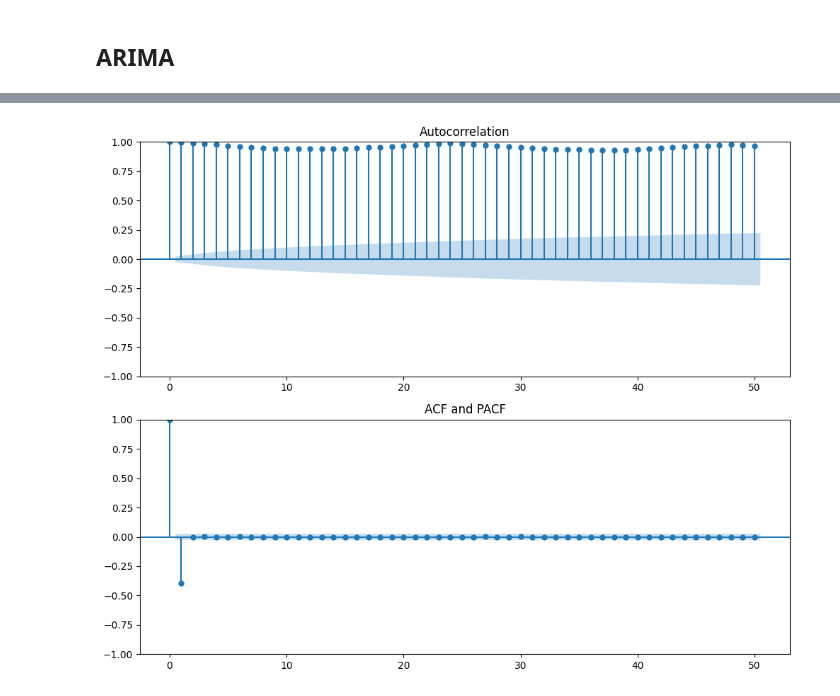
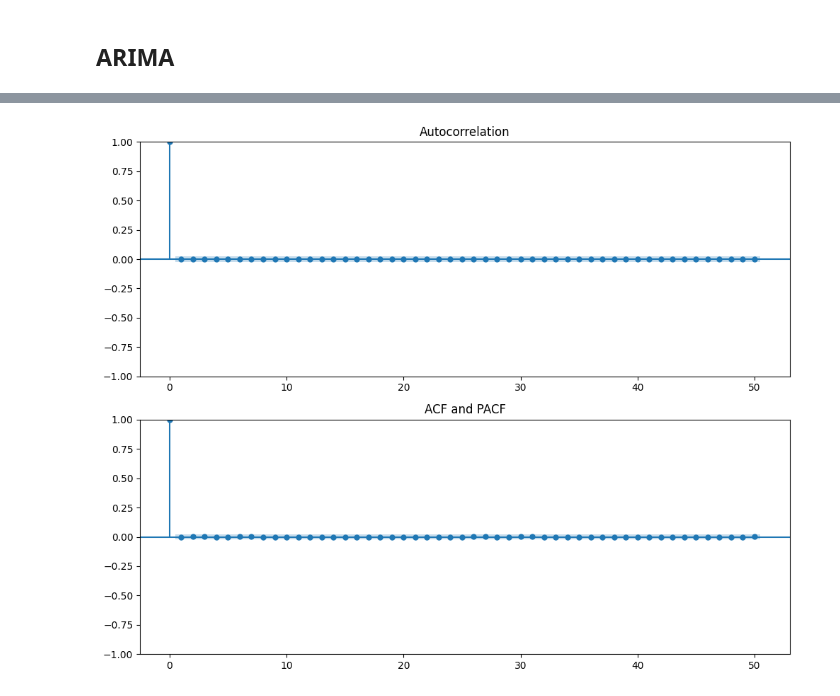
Before and after one commit to adrianlopezlanchares/Space-Conditioning-Electrification, a Jupyter notebook: consumption/data_transforms/setpoint_model.ipynb, the cells around one changed output, grey strips where cells are left out. Cells and saved outputs as stored; diff of their text form; code cells hidden in the pictures.

```diff
--- a/consumption/data_transforms/setpoint_model.ipynb
+++ b/consumption/data_transforms/setpoint_model.ipynb
@@ -88,12 +102,34 @@ plt.show()
+# %%
+col_to_use = get_cols(resstock, 1000)
+consumption_timeseries = building_data[["timestamp", col_to_use]]
+
+# Resample to hourly data
+consumption_timeseries["timestamp"] = pd.to_datetime(consumption_timeseries["timestamp"])
+consumption_timeseries.set_index("timestamp", inplace=True)
+consumption_timeseries = consumption_timeseries.resample("H").mean()
+consumption_timeseries = consumption_timeseries[col_to_use]
+
+consumption_timeseries = consumption_timeseries[:-24]
+
+# Turn into dataframe
+consumption_timeseries = pd.DataFrame(consumption_timeseries)
+consumption_timeseries.rename(columns={col_to_use: "consumption"}, inplace=True)
+# %%
+exog_variables = pd.merge(
+    consumption_timeseries,
+    weather_data,
+    left_index=True,
+    right_index=True,
+)
 # %% [markdown]
 # Timeseries prediction
 # %%
-# Predict timeseries with index 761
+# Predict timeseries with index 1000
 timeseries = full_setpoint_timeseries[1000]
 
-train_size = 0.8
-train = timeseries[:int(train_size * len(timeseries))]
-test = timeseries[int(train_size * len(timeseries)):]
+train_size = 0.9
+endog_train = timeseries[:int(train_size * len(timeseries))]
+endog_test = timeseries[int(train_size * len(timeseries)):]
 
-weather_train = weather_data[:int(train_size * len(weather_data))]
-weather_test = weather_data[int(train_size * len(weather_data)):]
+exog_train = exog_variables[:int(train_size * len(exog_variables))]
+exog_test = exog_variables[int(train_size * len(exog_variables)):]
@@ -111,8 +151,8 @@ timeseries.head()
 ## ARIMA
 # %%
 model = ARIMA(
-    endog=train["setpoint"],
-    exog=weather_train["temperature"],
+    endog=endog_train,
+    exog=exog_train,
     order=(1, 1, 1),
     seasonal_order=(1, 0, 1, 24),
     freq="h",
@@ -141,14 +181,14 @@ Warnings:
 # %%
 # Plot ACF and PACF
 
 fig, ax = plt.subplots(2, 1, figsize=(10, 8))
-plot_acf(train["setpoint"], lags=50, ax=ax[0])
-plot_acf(model_fit.resid, lags=50, ax=ax[1])
+plot_acf(model_fit.resid, lags=50, ax=ax[0])
+plot_pacf(model_fit.resid, lags=50, ax=ax[1])
 plt.title("ACF and PACF")
 plt.tight_layout()
 plt.show()
 # %% [output]
-[figure, old version]
+[figure, new version]
 # %%
 # Plot residuals
 residuals = model_fit.resid
```
Also changed, not shown: parts of 32 cells of this notebook.
